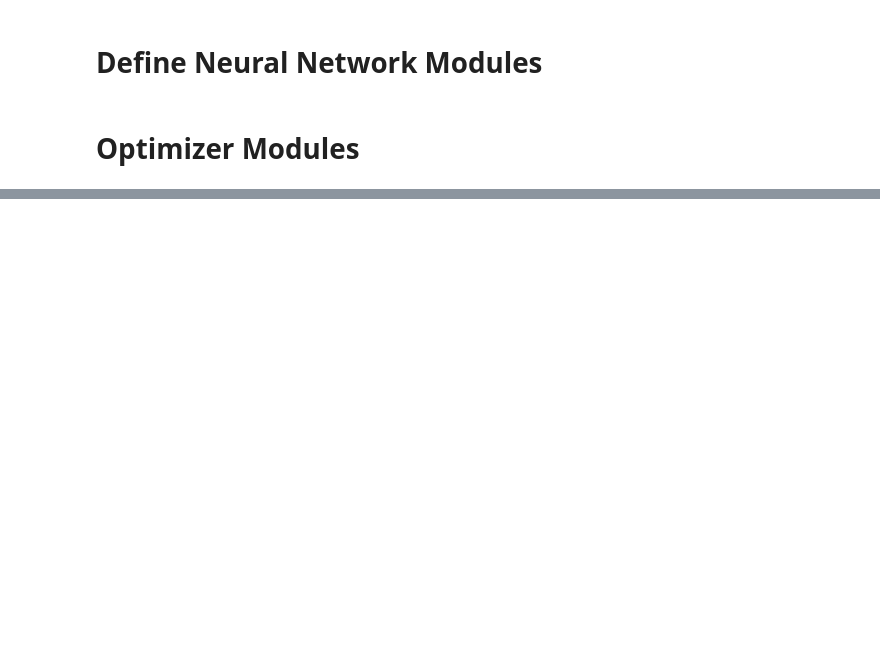
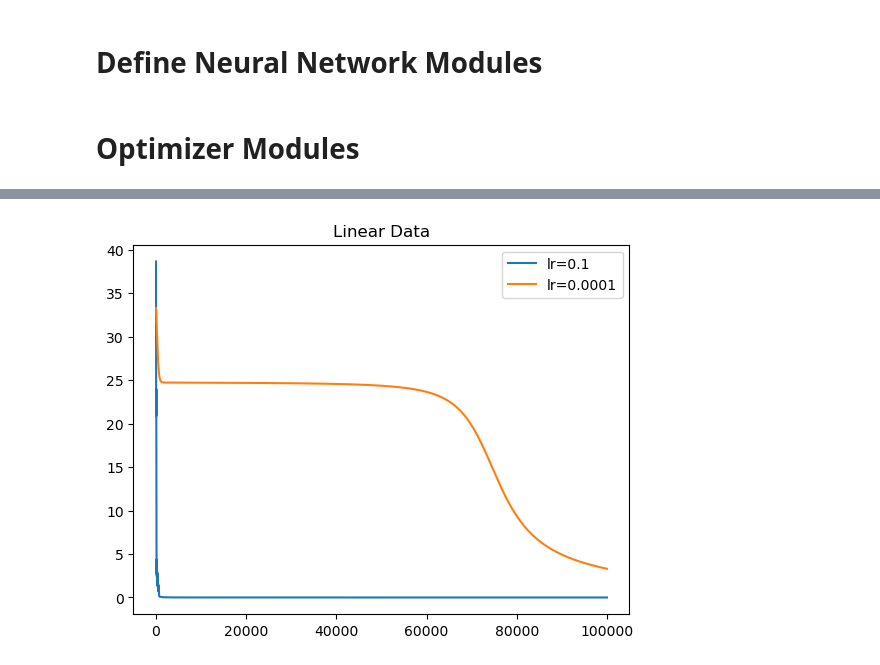
Before and after one commit to KJLdefeated/NYCU_DLP_2024, a Jupyter notebook: Lab1/Backprop.ipynb, the cells around one changed output, grey strips where cells are left out. Cells and saved outputs as stored; diff of their text form; code cells hidden in the pictures; blank space fills up the shorter version.

```diff
--- a/Lab1/Backprop.ipynb
+++ b/Lab1/Backprop.ipynb
@@ -320,0 +481,8 @@ Accuracy: 1.0
+# %%
+plt.plot(loss1, label='lr=0.1')
+plt.plot(loss2, label='lr=0.0001')
+plt.title('Linear Data')
+plt.legend()
+plt.show()
+# %% [output]
+[figure, added]
```
Also changed, not shown: parts of 35 cells of this notebook, 39 other files.
